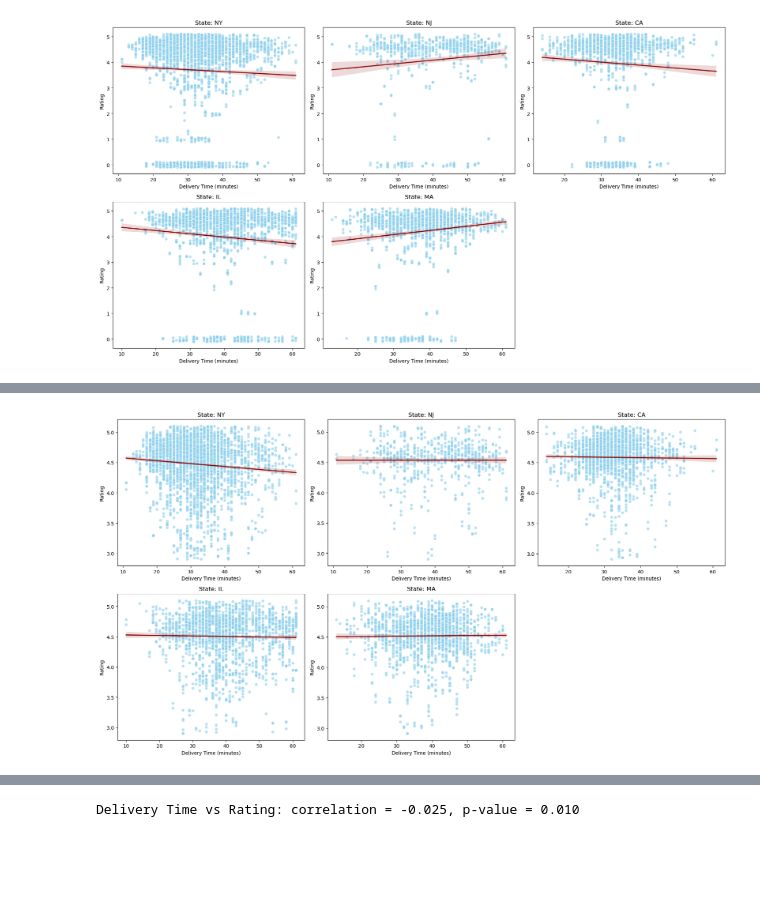
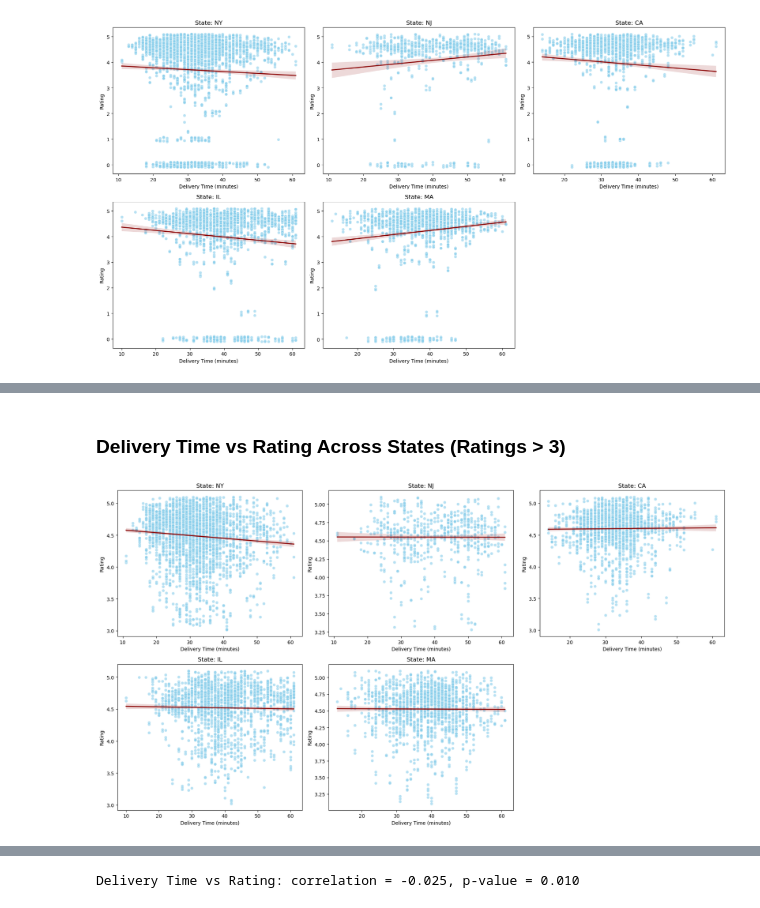
Before and after one commit to COGS108/Group111_WI26, a Jupyter notebook: 03-FinalProject.ipynb, the cells around one changed output, grey strips where cells are left out. Cells and saved outputs as stored; diff of their text form; code cells hidden in the pictures; blank space fills up the shorter version.

```diff
--- a/03-FinalProject.ipynb
+++ b/03-FinalProject.ipynb
@@ -448,5 +523,7 @@ state_scatterplot(doordash)
+# %% [markdown]
+### Delivery Time vs Rating Across States (Ratings > 3)
 # %%
-doordash_subset = doordash[doordash['rating'] >= 3].copy()
+doordash_subset = doordash[doordash['rating'] > 3].copy()
 state_scatterplot(doordash_subset)
 # %% [output]
-[figure, old version]
+[figure, new version]
```
Also changed, not shown: parts of 48 cells of this notebook.
